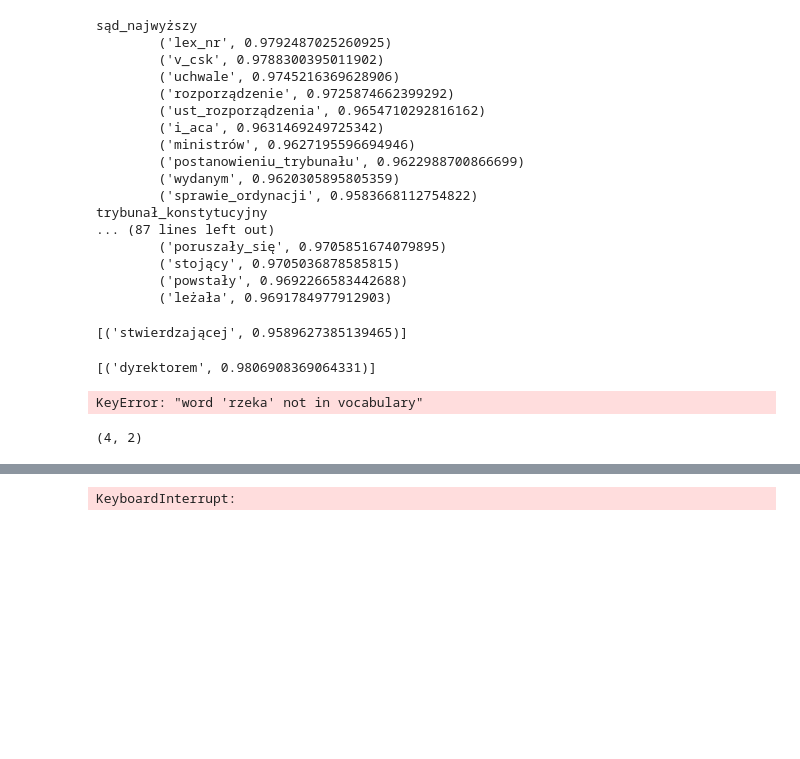
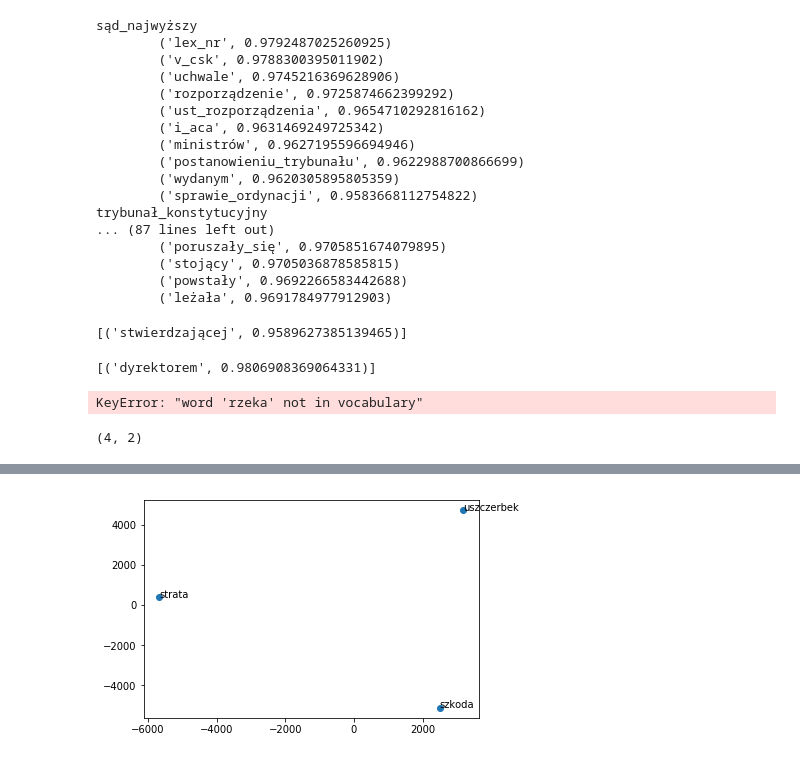
Before and after one commit to flisiewski/nlp, a Jupyter notebook: lab9/lab9.ipynb, the cells around one changed output, grey strips where cells are left out. Saved outputs shown, nothing was run; the diff lists cells and outputs as text; code cells hidden in the pictures; blank space fills up the shorter version.

```diff
--- a/lab9/lab9.ipynb
+++ b/lab9/lab9.ipynb
@@ -187,5 +187,7 @@ scatter_plot(X_transformed, labels=vectors)
 # %%
-X_whole = TSNE(n_components=2).fit(word_vectors.vectors)
-X_transformed_from_all = X_whole.transform(vectors)
+X_whole = TSNE(n_components=2, n_jobs=8).fit(word_vectors.vectors)
+X_transformed_from_all = X_whole.fit_transform(word_vectors[vectors])
+
+scatter_plot(X_transformed_from_all, labels=vectors)
 # %% [output]
-KeyboardInterrupt:
+[figure, added]
```
Also changed, not shown: parts of 1 cell of this notebook.
